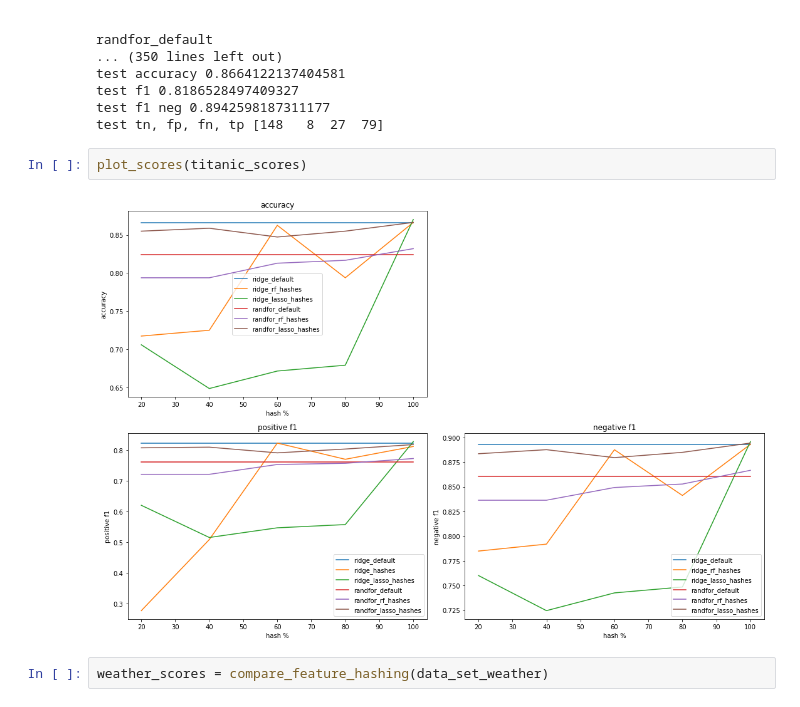
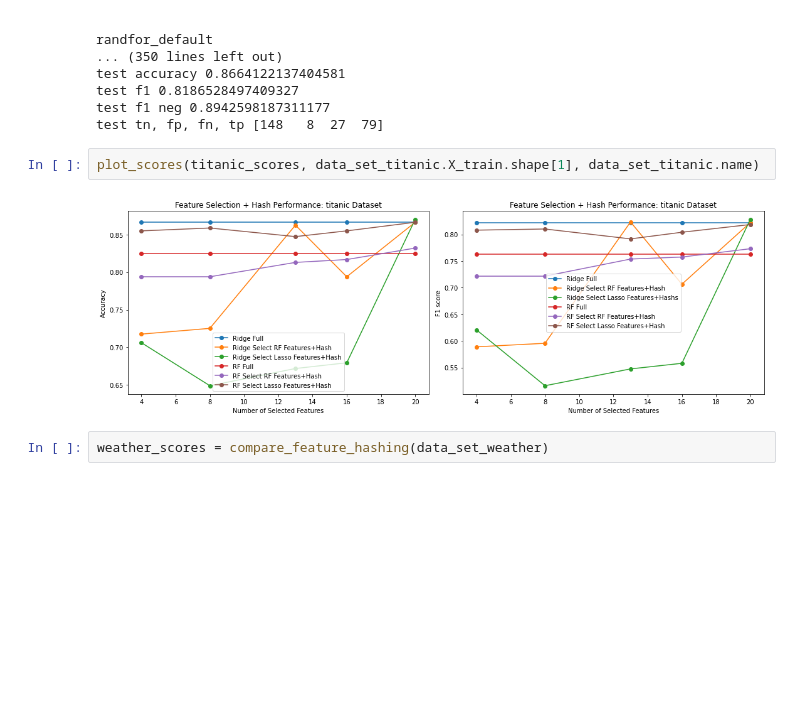
Before and after one commit to win13676/ORIE5741-Project, a Jupyter notebook: CombinationFeatureSelectHash.ipynb, the cells around one changed output. Saved outputs shown, nothing was run; the diff lists cells and outputs as text; blank space fills up the shorter version.

```diff
--- a/CombinationFeatureSelectHash.ipynb
+++ b/CombinationFeatureSelectHash.ipynb
@@ -449,9 +454,9 @@ test f1 0.8186528497409327
 test f1 neg 0.8942598187311177
 test tn, fp, fn, tp [148   8  27  79]
 # %%
-plot_scores(titanic_scores)
+plot_scores(titanic_scores, data_set_titanic.X_train.shape[1], data_set_titanic.name)
 # %% [output]
-[figure, old version]
+[figure, new version]
 # %%
 weather_scores = compare_feature_hashing(data_set_weather)
 # %% [output]
```
Also changed, not shown: parts of 5 cells of this notebook, 2 other files.
